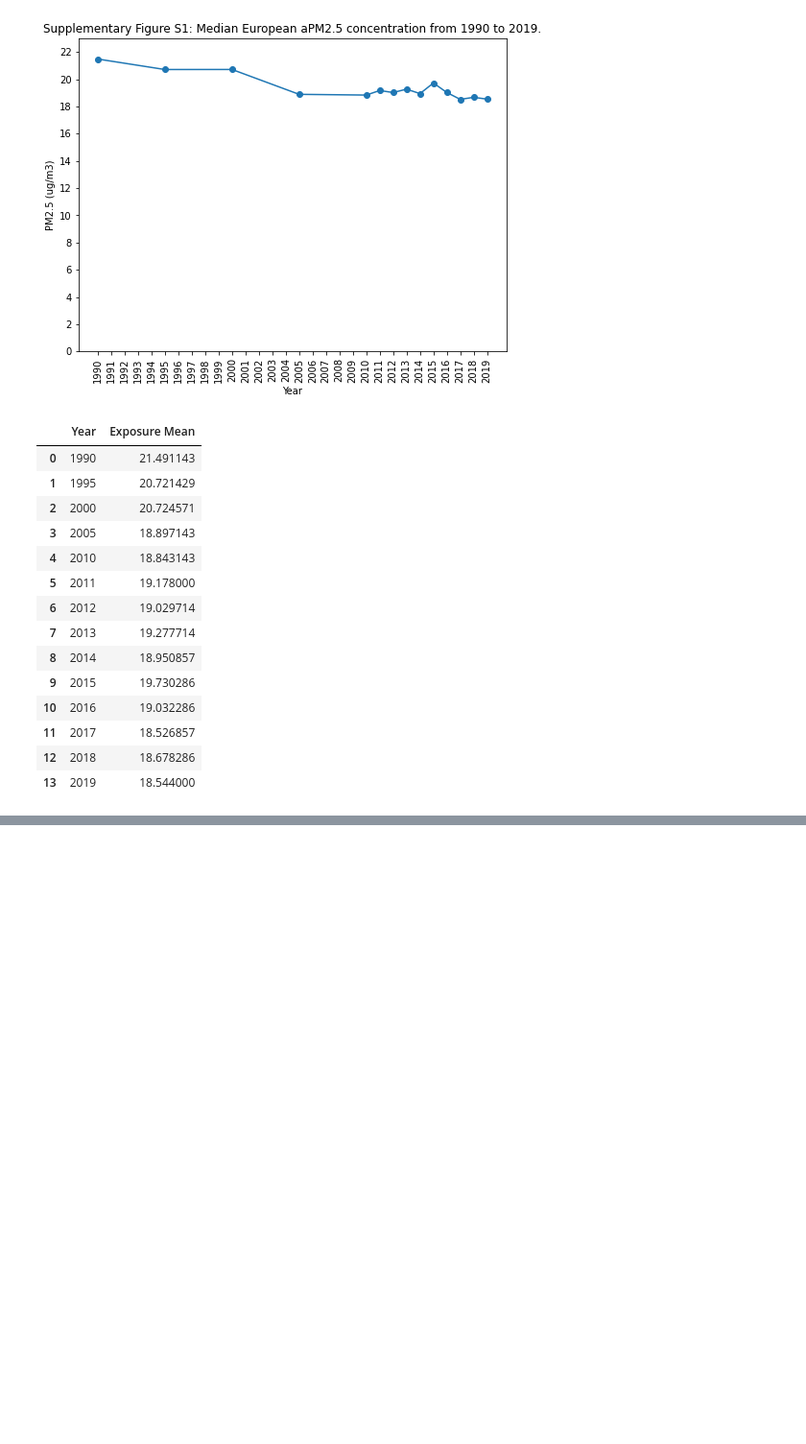
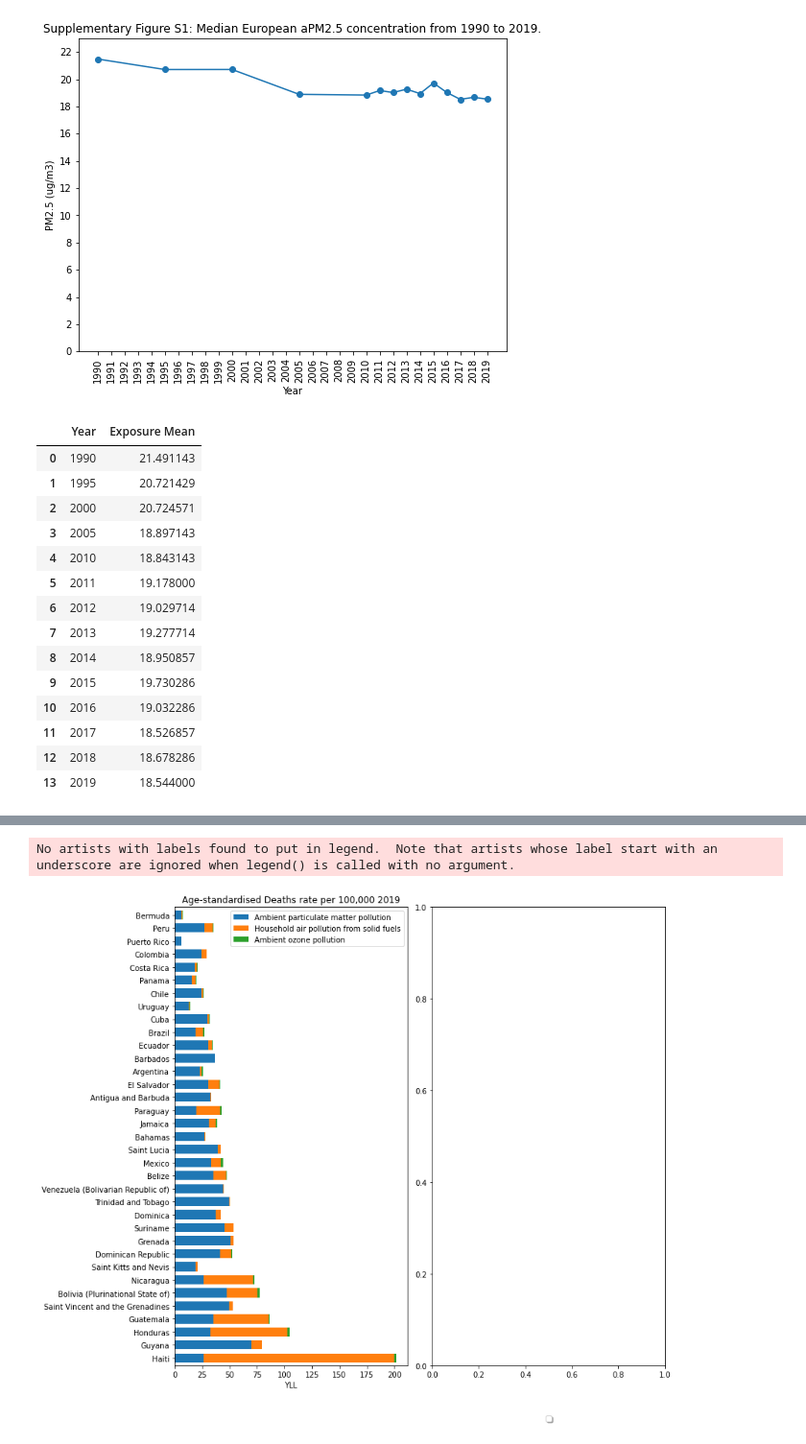
Before and after one commit to joseurquiza88/Health-impacts-AirPollution, a Jupyter notebook: code/01_health LAT.ipynb, the cells around one changed output, grey strips where cells are left out. Shown at 96% size. Drawn from its saved outputs; the diff is of its cells as text; code cells hidden in the pictures; blank space fills up the shorter version.

```diff
--- a/code/01_health LAT.ipynb
+++ b/code/01_health LAT.ipynb
@@ -39,6 +39,10 @@ def filtrado_2 (data, Measure, Metric, Risk, Cause, Age, Sex, Year):
     df_filtrado = data[(data['Measure'] == Measure) & (data['Metric'] == Metric) & (data['Risk'] == Risk) & (data['Age'] == Age)& (data['Sex'] == Sex)& (data['Cause'] != Cause)  & (data['Year'] == Year)]
     return df_filtrado
 
+def filtrado_3 (data, Measure, Metric, Risk, Cause, Age, Sex, Year):
+    df_filtrado = data[(data['Measure'] == Measure) & (data['Metric'] == Metric) & (data['Risk'] != Risk) & (data['Age'] == Age)& (data['Sex'] == Sex)& (data['Cause'] == Cause)  & (data['Year'] == Year)]
+    return df_filtrado
+
 prueba_filtro = filtrado (data = data, Measure = "DALYs", Metric = 'Rate', Risk = 'Ambient ozone pollution', Cause='All causes', Age = "70+ years", Sex="Both sexes", Year=2019)
 len(prueba_filtro)
 # %% [output]
@@ -1719,0 +1865,49 @@ promedio_por_año
+# %%
+#Igual que plots anterior pero ponemos dos plots en uno mismo
+
+#years of life lost (YLL) 2019
+yll_ihd = filtrado_3 (data = data, Measure = "Deaths", Metric = 'Rate', Risk = 'Air pollution', Cause = "All causes", Age = "Age-standardized", Sex= "Both sexes", Year= 2019)
+# Agrupar por país y causa, y sumar los valores
+df_grouped = yll_ihd.groupby(['Location', 'Risk'])['Value'].sum().unstack()
+df_grouped = df_grouped.loc[df_grouped.sum(axis=1).sort_values(ascending=False).index]
+# Datos de aPM25
+data_pm25_2019 = data_pm[data_pm['Year'] == 2019]
+data_pm25_2019 = data_pm25_2019.rename(columns={'Country':"Location"})
+# Hacemos un merge pero es solo para ordenar los datos, despues los separamos otra vez
+df_grouped_merge = pd.merge(df_grouped, data_pm25_2019, on='Location', how='inner')
+df_grouped
+# Generamos df por separado para hacer los plots
+df_grouped_merge['suma'] = df_grouped_merge['Ambient ozone pollution'] + df_grouped_merge['Household air pollution from solid fuels']+df_grouped_merge['Ambient particulate matter pollution']
+df_grouped_merge_plot_1 = df_grouped_merge[["Location","Ambient particulate matter pollution", "Household air pollution from solid fuels","Ambient ozone pollution"]]
+df_grouped_merge_plot_2 = df_grouped_merge[["Location","Exposure Mean"]]
+# Establecer la columna "Nombre" como índice
+df_grouped_merge_plot_1.set_index('Location', inplace=True)
+df_grouped_merge_plot_2.set_index('Location', inplace=True)
+
+# Plot
+fig, axes = plt.subplots(nrows=1, ncols=2, figsize=(12, 10))
+# Graficar en la primera subtrama
+df_grouped_merge_plot_1.plot(kind='barh', stacked=True, width=0.7, ax=axes[0])
+axes[0].set_title('Age-standardised Deaths rate per 100,000 2019')
+axes[0].set_xlabel('YLL')
+axes[0].set_ylabel('')
+#axes[0].set_ylabel('Eje Y')
+plt.legend(loc='upper center', bbox_to_anchor=(0.5, -0.1), fancybox=True, shadow=True)
+# Graficar en la segunda subtrama
+
+# df_grouped_merge_plot_2.plot(kind='barh', width=0.7, ax=axes[1], color='orange')
+# axes[1].set_title('Average annual population-weighted aPM2.5 2019')
+# axes[1].set_xlabel('aPM2.5')
+# #axes[1].set_ylabel('Eje Y')
+# axes[1].set_ylabel('')
+# # Ajustar el diseño
+# plt.legend(loc='upper center', bbox_to_anchor=(0.5, -0.1), fancybox=True, shadow=True)
+
+# Ajustar el diseño
+plt.tight_layout()
+
+# Mostrar el gráfico
+plt.show()
+# %% [output]
+No artists with labels found to put in legend.  Note that artists whose label start with an underscore are ignored when legend() is called with no argument.
+[figure, added]
```
Also changed, not shown: parts of 13 cells of this notebook, 9 other files.
